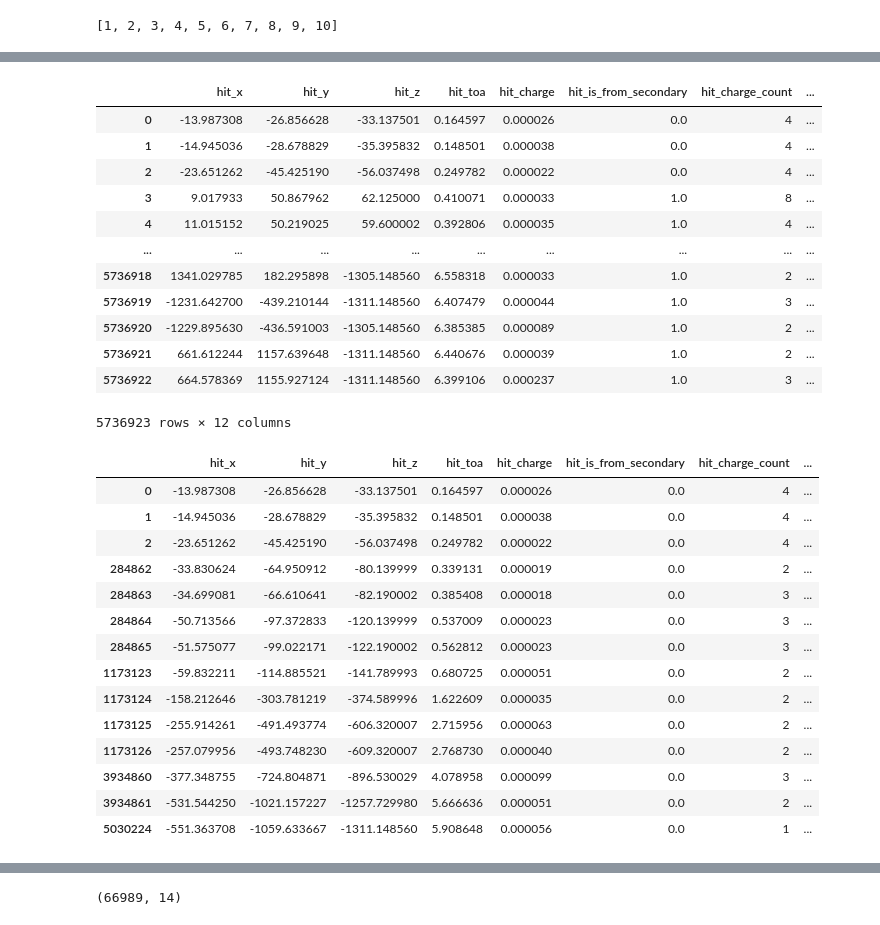
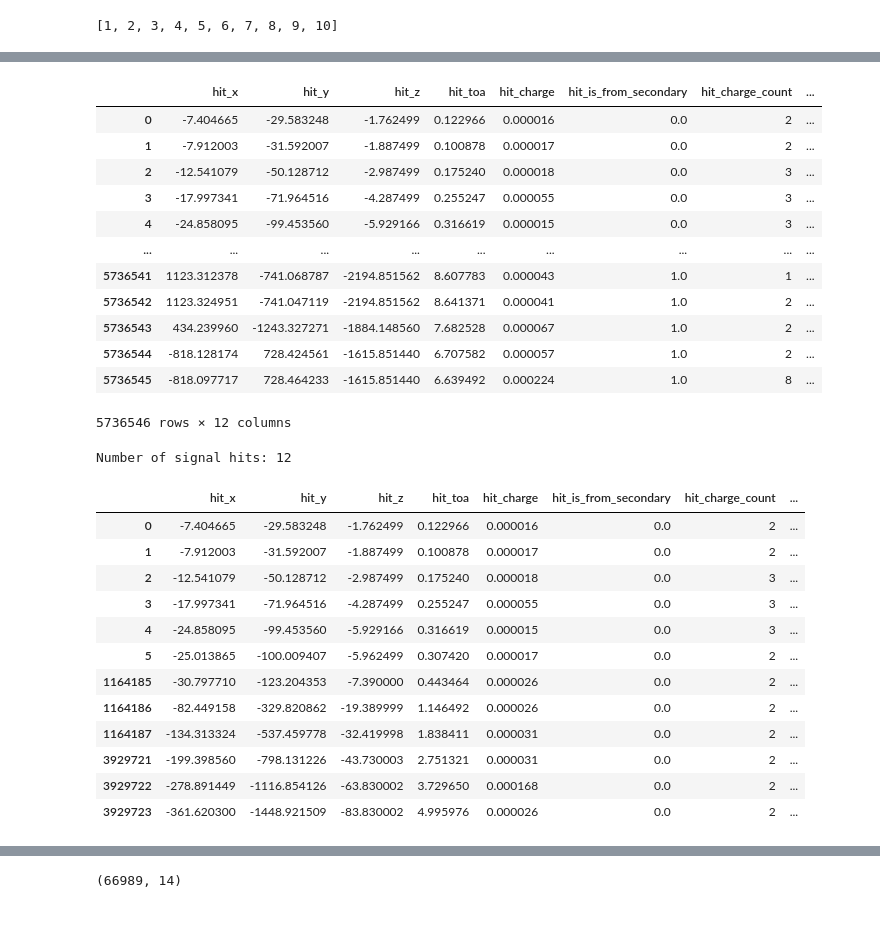
Before and after one commit to xju2/heptracktool, a Jupyter notebook: notebooks/2.1 muon collider track data reader v2.ipynb, the cells around one changed output, grey strips where cells are left out. Saved outputs shown, nothing was run; the diff lists cells and outputs as text; code cells hidden in the pictures.

```diff
--- a/notebooks/2.1 muon collider track data reader v2.ipynb
+++ b/notebooks/2.1 muon collider track data reader v2.ipynb
@@ -8,7 +8,8 @@ import pandas as pd
 import matplotlib.pyplot as plt
 # %%
 input_dir = "/global/cfs/cdirs/m3443/data/TrackingInMuonCollider/singleMuonV2/New"
-output_dir = "/global/cfs/cdirs/m3443/data/TrackingInMuonCollider/singleMuonV2_feature_store"
+# input_dir = "/global/cfs/cdirs/m3443/data/TrackingInMuonCollider/singleMuon"
+output_dir = "/global/cfs/cdirs/m3443/data/TrackingInMuonCollider/singleMuon_feature_store"
 reader = MuonColliderTrackDataReader(
     input_dir=input_dir,
     output_dir=output_dir,
@@ -20,5 +21,5 @@ reader.all_evtids[:10]
 # %% [output]
 [1, 2, 3, 4, 5, 6, 7, 8, 9, 10]
 # %%
-spacepoints, particles = reader.read(2)
+spacepoints, particles = reader.read(660)
 # %% [output]
@@ -27,33 +28,34 @@ spacepoints, particles = reader.read(2)
 spacepoints
 # %% [output]
 |  | hit_x | hit_y | hit_z | hit_toa | hit_charge | hit_is_from_secondary | hit_charge_count | ... |
-| 0 | -13.987308 | -26.856628 | -33.137501 | 0.164597 | 0.000026 | 0.0 | 4 | ... |
-| 1 | -14.945036 | -28.678829 | -35.395832 | 0.148501 | 0.000038 | 0.0 | 4 | ... |
-| 2 | -23.651262 | -45.425190 | -56.037498 | 0.249782 | 0.000022 | 0.0 | 4 | ... |
-| 3 | 9.017933 | 50.867962 | 62.125000 | 0.410071 | 0.000033 | 1.0 | 8 | ... |
-| 4 | 11.015152 | 50.219025 | 59.600002 | 0.392806 | 0.000035 | 1.0 | 4 | ... |
+| 0 | -7.404665 | -29.583248 | -1.762499 | 0.122966 | 0.000016 | 0.0 | 2 | ... |
+| 1 | -7.912003 | -31.592007 | -1.887499 | 0.100878 | 0.000017 | 0.0 | 2 | ... |
+| 2 | -12.541079 | -50.128712 | -2.987499 | 0.175240 | 0.000018 | 0.0 | 3 | ... |
+| 3 | -17.997341 | -71.964516 | -4.287499 | 0.255247 | 0.000055 | 0.0 | 3 | ... |
+| 4 | -24.858095 | -99.453560 | -5.929166 | 0.316619 | 0.000015 | 0.0 | 3 | ... |
 | ... | ... | ... | ... | ... | ... | ... | ... | ... |
-| 5736918 | 1341.029785 | 182.295898 | -1305.148560 | 6.558318 | 0.000033 | 1.0 | 2 | ... |
-| 5736919 | -1231.642700 | -439.210144 | -1311.148560 | 6.407479 | 0.000044 | 1.0 | 3 | ... |
-| 5736920 | -1229.895630 | -436.591003 | -1305.148560 | 6.385385 | 0.000089 | 1.0 | 2 | ... |
-| 5736921 | 661.612244 | 1157.639648 | -1311.148560 | 6.440676 | 0.000039 | 1.0 | 2 | ... |
-| 5736922 | 664.578369 | 1155.927124 | -1311.148560 | 6.399106 | 0.000237 | 1.0 | 3 | ... |
+| 5736541 | 1123.312378 | -741.068787 | -2194.851562 | 8.607783 | 0.000043 | 1.0 | 1 | ... |
+| 5736542 | 1123.324951 | -741.047119 | -2194.851562 | 8.641371 | 0.000041 | 1.0 | 2 | ... |
+| 5736543 | 434.239960 | -1243.327271 | -1884.148560 | 7.682528 | 0.000067 | 1.0 | 2 | ... |
+| 5736544 | -818.128174 | 728.424561 | -1615.851440 | 6.707582 | 0.000057 | 1.0 | 2 | ... |
+| 5736545 | -818.097717 | 728.464233 | -1615.851440 | 6.639492 | 0.000224 | 1.0 | 8 | ... |
-5736923 rows × 12 columns
+5736546 rows × 12 columns
 # %%
-spacepoints[spacepoints["hit_is_from_secondary"] == 0.0]
+signal_hits = spacepoints[spacepoints["hit_is_from_secondary"] == 0.0]
+print(f"Number of signal hits: {len(signal_hits)}")
+signal_hits
 # %% [output]
+Number of signal hits: 12
 |  | hit_x | hit_y | hit_z | hit_toa | hit_charge | hit_is_from_secondary | hit_charge_count | ... |
-| 0 | -13.987308 | -26.856628 | -33.137501 | 0.164597 | 0.000026 | 0.0 | 4 | ... |
-| 1 | -14.945036 | -28.678829 | -35.395832 | 0.148501 | 0.000038 | 0.0 | 4 | ... |
-| 2 | -23.651262 | -45.425190 | -56.037498 | 0.249782 | 0.000022 | 0.0 | 4 | ... |
-| 284862 | -33.830624 | -64.950912 | -80.139999 | 0.339131 | 0.000019 | 0.0 | 2 | ... |
-| 284863 | -34.699081 | -66.610641 | -82.190002 | 0.385408 | 0.000018 | 0.0 | 3 | ... |
-| 284864 | -50.713566 | -97.372833 | -120.139999 | 0.537009 | 0.000023 | 0.0 | 3 | ... |
-| 284865 | -51.575077 | -99.022171 | -122.190002 | 0.562812 | 0.000023 | 0.0 | 3 | ... |
-| 1173123 | -59.832211 | -114.885521 | -141.789993 | 0.680725 | 0.000051 | 0.0 | 2 | ... |
-| 1173124 | -158.212646 | -303.781219 | -374.589996 | 1.622609 | 0.000035 | 0.0 | 2 | ... |
-| 1173125 | -255.914261 | -491.493774 | -606.320007 | 2.715956 | 0.000063 | 0.0 | 2 | ... |
-| 1173126 | -257.079956 | -493.748230 | -609.320007 | 2.768730 | 0.000040 | 0.0 | 2 | ... |
-| 3934860 | -377.348755 | -724.804871 | -896.530029 | 4.078958 | 0.000099 | 0.0 | 3 | ... |
-| 3934861 | -531.544250 | -1021.157227 | -1257.729980 | 5.666636 | 0.000051 | 0.0 | 2 | ... |
-| 5030224 | -551.363708 | -1059.633667 | -1311.148560 | 5.908648 | 0.000056 | 0.0 | 1 | ... |
+| 0 | -7.404665 | -29.583248 | -1.762499 | 0.122966 | 0.000016 | 0.0 | 2 | ... |
+| 1 | -7.912003 | -31.592007 | -1.887499 | 0.100878 | 0.000017 | 0.0 | 2 | ... |
+| 2 | -12.541079 | -50.128712 | -2.987499 | 0.175240 | 0.000018 | 0.0 | 3 | ... |
+| 3 | -17.997341 | -71.964516 | -4.287499 | 0.255247 | 0.000055 | 0.0 | 3 | ... |
+| 4 | -24.858095 | -99.453560 | -5.929166 | 0.316619 | 0.000015 | 0.0 | 3 | ... |
+| 5 | -25.013865 | -100.009407 | -5.962499 | 0.307420 | 0.000017 | 0.0 | 2 | ... |
+| 1164185 | -30.797710 | -123.204353 | -7.390000 | 0.443464 | 0.000026 | 0.0 | 2 | ... |
+| 1164186 | -82.449158 | -329.820862 | -19.389999 | 1.146492 | 0.000026 | 0.0 | 2 | ... |
+| 1164187 | -134.313324 | -537.459778 | -32.419998 | 1.838411 | 0.000031 | 0.0 | 2 | ... |
+| 3929721 | -199.398560 | -798.131226 | -43.730003 | 2.751321 | 0.000031 | 0.0 | 2 | ... |
+| 3929722 | -278.891449 | -1116.854126 | -63.830002 | 3.729650 | 0.000168 | 0.0 | 2 | ... |
+| 3929723 | -361.620300 | -1448.921509 | -83.830002 | 4.995976 | 0.000026 | 0.0 | 2 | ... |
```
Also changed, not shown: parts of 6 cells of this notebook, 1 other file.
